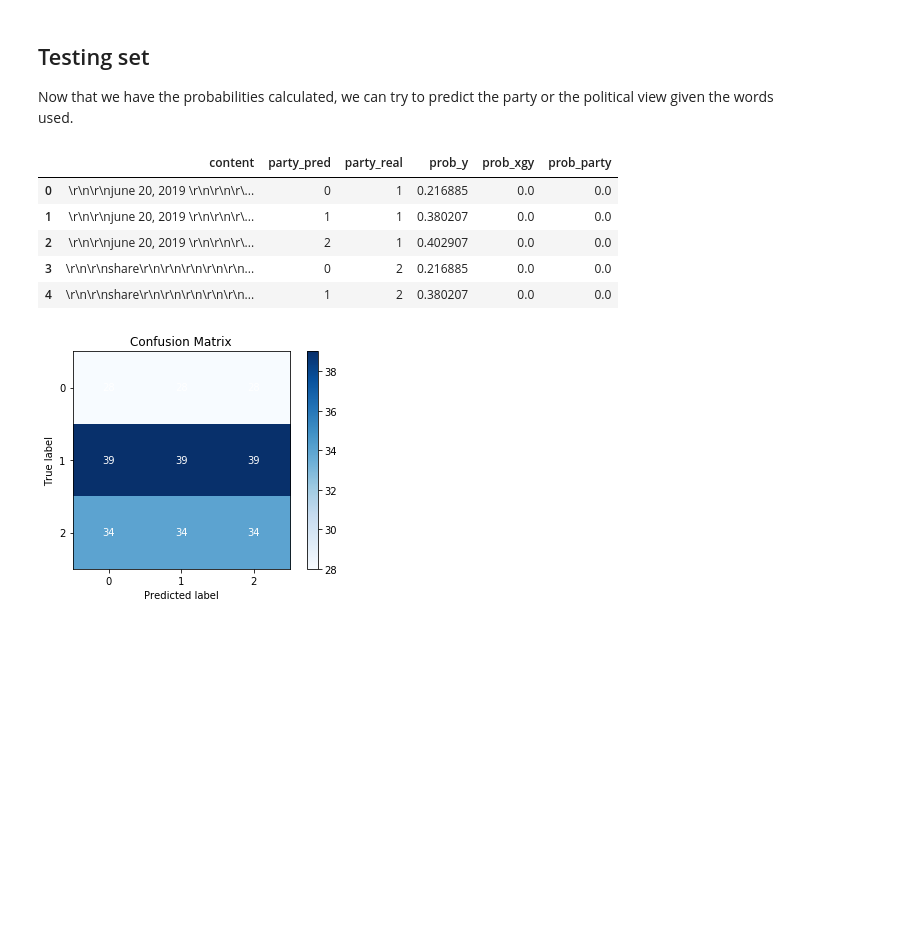
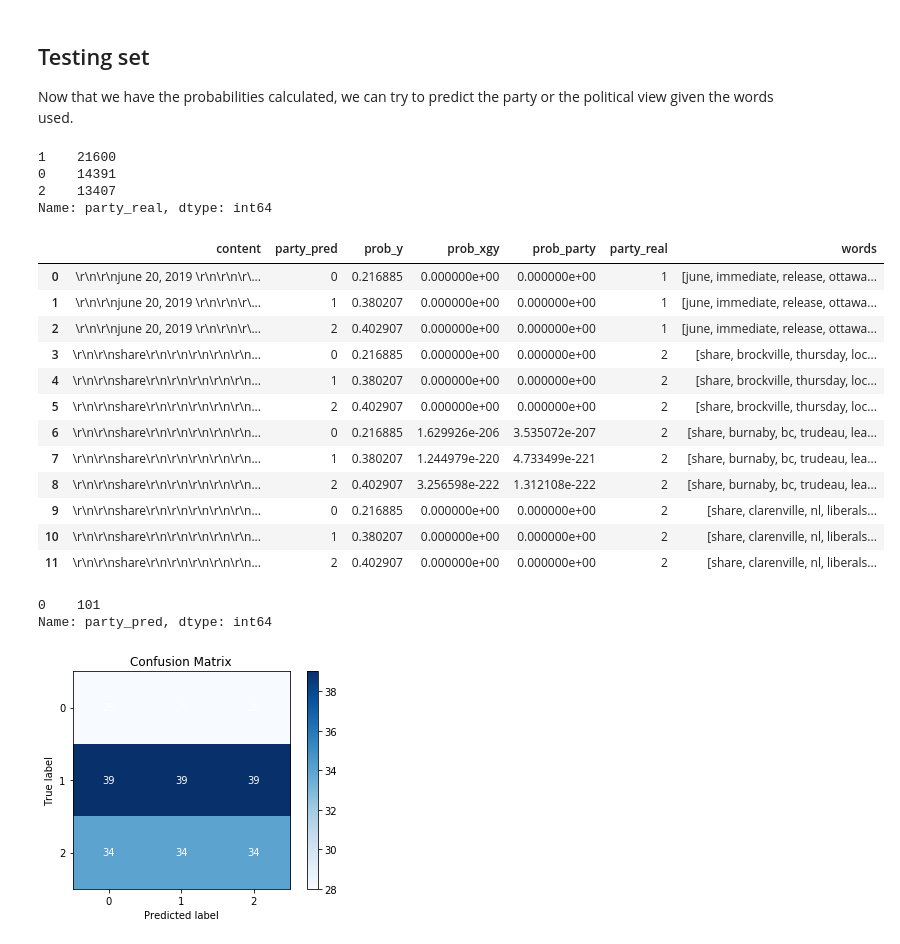
Before and after one commit to dresenhista/canada_election2019, a Jupyter notebook: election2019.ipynb, the cells around one changed output. Cells and saved outputs as stored; diff of their text form; code cells hidden in the pictures; blank space fills up the shorter version.

Commit message:
tetsing the ham versus spam counts

```diff
--- a/election2019.ipynb
+++ b/election2019.ipynb
@@ -279,9 +279,15 @@ contigence_table.head()
 ## Testing set
 Now that we have the probabilities calculated, we can try to predict the party or the political view given the words used.
 # %%
-test_df = pd.DataFrame(data={'content': X_test, 'party_real': y_test})
+test_df1 = pd.DataFrame(data={'content': X_test, 'party_real': y_test})
+test_df['party_real'].value_counts()
+# %% [output]
+1    21600
+0    14391
+2    13407
+Name: party_real, dtype: int64
 # %%
-test_df = sentence_to_word(test_df, 'content', stop)
+test_df = sentence_to_word(test_df1, 'content', stop)
 
 
 #make the vector words into rows of the dataframe
@@ -328,24 +334,37 @@ test_df.loc[test_df['party_pred']==1, 'prob_y'] = contigence_table[contigence_ta
 test_df.loc[test_df['party_pred']==2, 'prob_y'] = contigence_table[contigence_table['party']==2]['prob_y'].values[0]
 
 test_df['prob_xgy'] = test_df['prob_xgy'].fillna(1/(test_df['unique_words']+test_df['n_parties']))
-
-test_df = pd.merge
 # %%
 #test_df[test_df['content']==test_df['content'].iloc[533]]
 #group by prod
-test_prediction = test_df.groupby(['content', 'party_pred', 'party_real', 'prob_y']).agg({'prob_xgy': 'prod'})
+test_prediction = test_df.groupby(['content', 'party_pred', 'prob_y']).agg({'prob_xgy': 'prod'})
 test_prediction = test_prediction.reset_index()
 test_prediction['prob_party'] = test_prediction['prob_xgy']*test_prediction['prob_y']
 
+test_prediction = pd.merge(test_prediction, test_df1, on = 'content')
+test_prediction.sort_values(by=['content', 'prob_party'] , ascending = [True, False], inplace =True)
 
-test_prediction = test_prediction.loc[test_prediction.groupby(['content', 'party_pred']).prob_party.agg('idxmax')]
+#test_prediction = test_prediction.loc[test_prediction.groupby(['content', 'party_real']).prob_party.agg('idxmax')]
 
-test_prediction.head()
+
+test_prediction.head(12)
 # %% [output]
-|  | content | party_pred | party_real | prob_y | prob_xgy | prob_party |
-| 0 | \r\n\r\njune 20, 2019 \r\n\r\n\r\... | 0 | 1 | 0.216885 | 0.0 | 0.0 |
-| 1 | \r\n\r\njune 20, 2019 \r\n\r\n\r\... | 1 | 1 | 0.380207 | 0.0 | 0.0 |
-| 2 | \r\n\r\njune 20, 2019 \r\n\r\n\r\... | 2 | 1 | 0.402907 | 0.0 | 0.0 |
-| 3 | \r\n\r\nshare\r\n\r\n\r\n\r\n\r\n... | 0 | 2 | 0.216885 | 0.0 | 0.0 |
-| 4 | \r\n\r\nshare\r\n\r\n\r\n\r\n\r\n... | 1 | 2 | 0.380207 | 0.0 | 0.0 |
+|  | content | party_pred | prob_y | prob_xgy | prob_party | party_real | words |
+| 0 | \r\n\r\njune 20, 2019 \r\n\r\n\r\... | 0 | 0.216885 | 0.000000e+00 | 0.000000e+00 | 1 | [june, immediate, release, ottawa... |
+| 1 | \r\n\r\njune 20, 2019 \r\n\r\n\r\... | 1 | 0.380207 | 0.000000e+00 | 0.000000e+00 | 1 | [june, immediate, release, ottawa... |
+| 2 | \r\n\r\njune 20, 2019 \r\n\r\n\r\... | 2 | 0.402907 | 0.000000e+00 | 0.000000e+00 | 1 | [june, immediate, release, ottawa... |
+| 3 | \r\n\r\nshare\r\n\r\n\r\n\r\n\r\n... | 0 | 0.216885 | 0.000000e+00 | 0.000000e+00 | 2 | [share, brockville, thursday, loc... |
+| 4 | \r\n\r\nshare\r\n\r\n\r\n\r\n\r\n... | 1 | 0.380207 | 0.000000e+00 | 0.000000e+00 | 2 | [share, brockville, thursday, loc... |
+| 5 | \r\n\r\nshare\r\n\r\n\r\n\r\n\r\n... | 2 | 0.402907 | 0.000000e+00 | 0.000000e+00 | 2 | [share, brockville, thursday, loc... |
+| 6 | \r\n\r\nshare\r\n\r\n\r\n\r\n\r\n... | 0 | 0.216885 | 1.629926e-206 | 3.535072e-207 | 2 | [share, burnaby, bc, trudeau, lea... |
+| 7 | \r\n\r\nshare\r\n\r\n\r\n\r\n\r\n... | 1 | 0.380207 | 1.244979e-220 | 4.733499e-221 | 2 | [share, burnaby, bc, trudeau, lea... |
+| 8 | \r\n\r\nshare\r\n\r\n\r\n\r\n\r\n... | 2 | 0.402907 | 3.256598e-222 | 1.312108e-222 | 2 | [share, burnaby, bc, trudeau, lea... |
+| 9 | \r\n\r\nshare\r\n\r\n\r\n\r\n\r\n... | 0 | 0.216885 | 0.000000e+00 | 0.000000e+00 | 2 | [share, clarenville, nl, liberals... |
+| 10 | \r\n\r\nshare\r\n\r\n\r\n\r\n\r\n... | 1 | 0.380207 | 0.000000e+00 | 0.000000e+00 | 2 | [share, clarenville, nl, liberals... |
+| 11 | \r\n\r\nshare\r\n\r\n\r\n\r\n\r\n... | 2 | 0.402907 | 0.000000e+00 | 0.000000e+00 | 2 | [share, clarenville, nl, liberals... |
+# %%
+test_prediction['party_pred'].value_counts()
+# %% [output]
+0    101
+Name: party_pred, dtype: int64
 # %%
```
Also changed, not shown: parts of 7 cells of this notebook.
